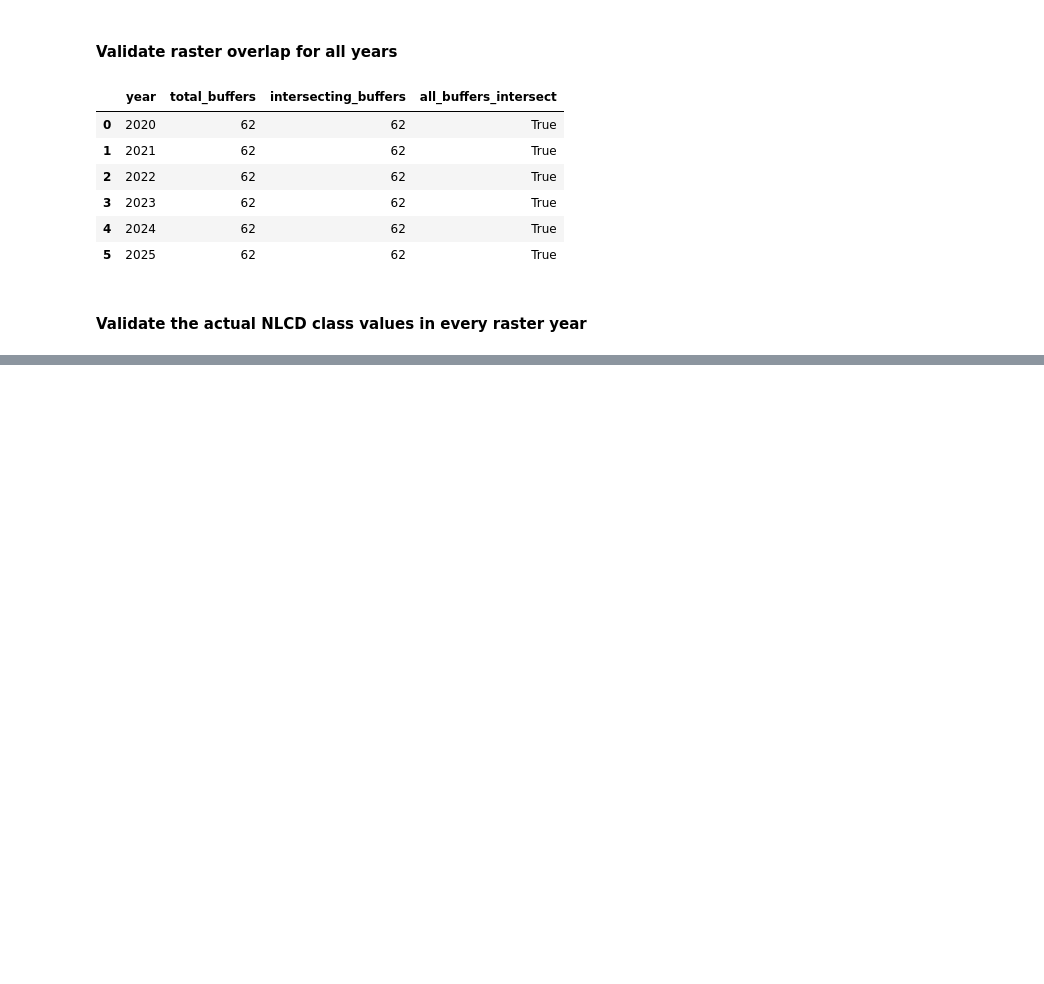
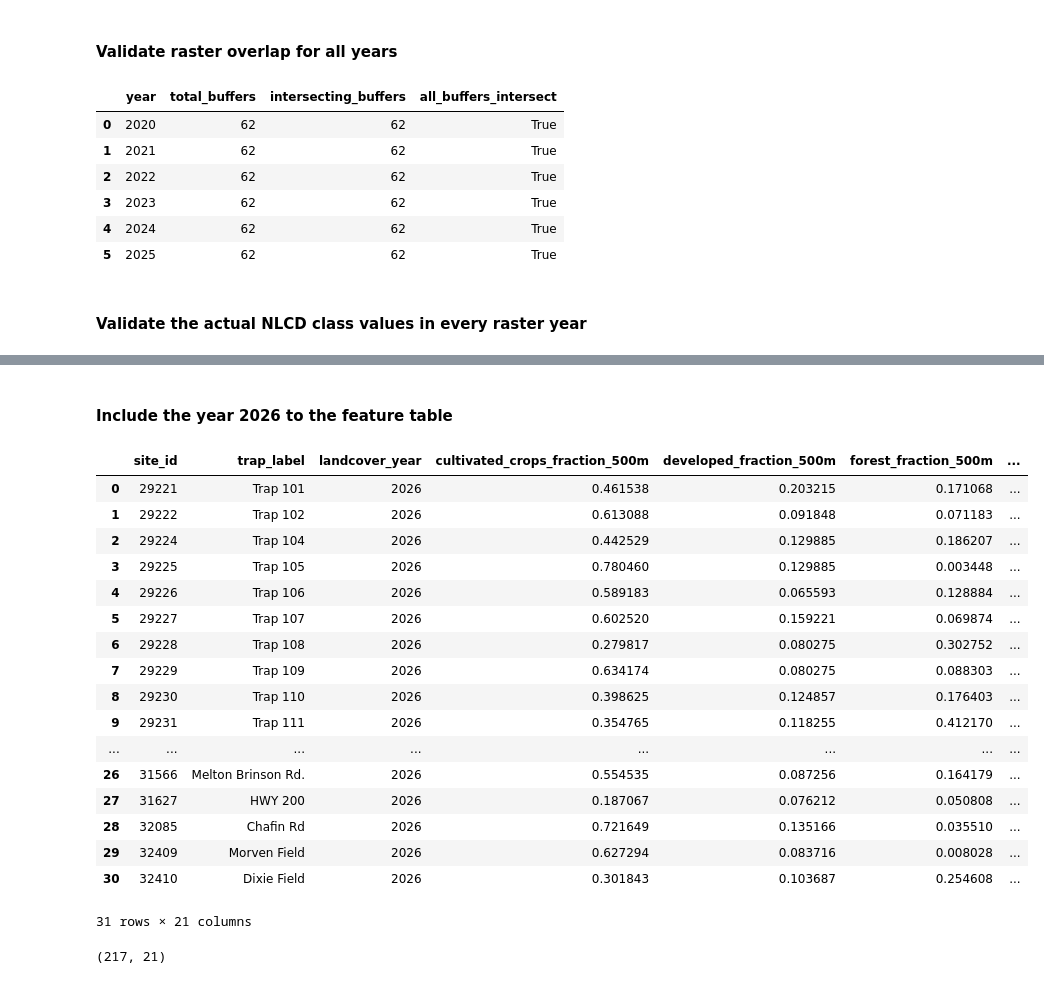
Before and after one commit to Leonidus1995/Whitefly_Risk_Intelligence, a Jupyter notebook: notebooks/02a_nlcd_landcover_features.ipynb, the cells around one changed output, grey strips where cells are left out. Drawn from its saved outputs; the diff is of its cells as text; code cells hidden in the pictures; blank space fills up the shorter version.

```diff
--- a/notebooks/02a_nlcd_landcover_features.ipynb
+++ b/notebooks/02a_nlcd_landcover_features.ipynb
@@ -1281,0 +1431,9 @@ display(nlcd_counts_2025.head())
+# %%
+aggregated_df_wide = aggregated_df.pivot_table(
+    columns=["landcover_group", "buffer_radius_m"],
+    values="fraction",
+    index=["site_id", "trap_label", "landcover_year"],
+    fill_value=0
+)
+
+aggregated_df_wide.head()
@@ -1281,0 +1449,10 @@ display(nlcd_counts_2025.head())
+# %%
+aggregated_df_wide.columns = [
+    f"{group}_fraction_{radius}m"
+    for group, radius in aggregated_df_wide.columns.tolist()
+]
+
+aggregated_df_wide = aggregated_df_wide.reset_index()
+
+print(aggregated_df_wide.shape)
+display(aggregated_df_wide.head(10))
@@ -1281,0 +1472,10 @@ display(nlcd_counts_2025.head())
+# %%
+# If any of the expected column is missing, then add that column and assign values to 0
+for col in EXPECTED_FEATURE_COLUMNS:
+    if col not in [
+        column for column in aggregated_df_wide.columns
+        if (column.endswith("500m") or column.endswith("1000m"))
+        ]:
+        aggregated_df_wide[col] = 0
+
+aggregated_df_wide.shape
@@ -1281,0 +1505,8 @@ display(nlcd_counts_2025.head())
+# %%
+# Reorder columns
+aggregated_df_wide = aggregated_df_wide[
+    ["site_id", "trap_label", "landcover_year"] +
+    [col for col in aggregated_df_wide.columns if col.endswith("500m")] +
+    [col for col in aggregated_df_wide.columns if col.endswith("1000m")]
+    ]
+aggregated_df_wide.head()
@@ -1281,0 +1541,33 @@ display(nlcd_counts_2025.head())
+# %% [markdown]
+#### Include the year 2026 to the feature table
+# %%
+# For 2026, we use the same NLCD features as for 2025
+feature_values_for_2026 = aggregated_df_wide.loc[aggregated_df_wide["landcover_year"] == 2025, :]
+feature_values_for_2026 = feature_values_for_2026.reset_index(drop=True)
+feature_values_for_2026["landcover_year"] = 2026
+feature_values_for_2026
+# %% [output]
+|  | site_id | trap_label | landcover_year | cultivated_crops_fraction_500m | developed_fraction_500m | forest_fraction_500m | ... |
+| 0 | 29221 | Trap 101 | 2026 | 0.461538 | 0.203215 | 0.171068 | ... |
+| 1 | 29222 | Trap 102 | 2026 | 0.613088 | 0.091848 | 0.071183 | ... |
+| 2 | 29224 | Trap 104 | 2026 | 0.442529 | 0.129885 | 0.186207 | ... |
+| 3 | 29225 | Trap 105 | 2026 | 0.780460 | 0.129885 | 0.003448 | ... |
+| 4 | 29226 | Trap 106 | 2026 | 0.589183 | 0.065593 | 0.128884 | ... |
+| 5 | 29227 | Trap 107 | 2026 | 0.602520 | 0.159221 | 0.069874 | ... |
+| 6 | 29228 | Trap 108 | 2026 | 0.279817 | 0.080275 | 0.302752 | ... |
+| 7 | 29229 | Trap 109 | 2026 | 0.634174 | 0.080275 | 0.088303 | ... |
+| 8 | 29230 | Trap 110 | 2026 | 0.398625 | 0.124857 | 0.176403 | ... |
+| 9 | 29231 | Trap 111 | 2026 | 0.354765 | 0.118255 | 0.412170 | ... |
+| ... | ... | ... | ... | ... | ... | ... | ... |
+| 26 | 31566 | Melton Brinson Rd. | 2026 | 0.554535 | 0.087256 | 0.164179 | ... |
+| 27 | 31627 | HWY 200 | 2026 | 0.187067 | 0.076212 | 0.050808 | ... |
+| 28 | 32085 | Chafin Rd | 2026 | 0.721649 | 0.135166 | 0.035510 | ... |
+| 29 | 32409 | Morven Field | 2026 | 0.627294 | 0.083716 | 0.008028 | ... |
+| 30 | 32410 | Dixie Field | 2026 | 0.301843 | 0.103687 | 0.254608 | ... |
+31 rows × 21 columns
+# %%
+# Concatenate 2026 features with the aggregated df
+concatenated_df = pd.concat([aggregated_df_wide, feature_values_for_2026], ignore_index=True)
+concatenated_df.shape
+# %% [output]
+(217, 21)
```
Also changed, not shown: parts of 32 cells of this notebook.
